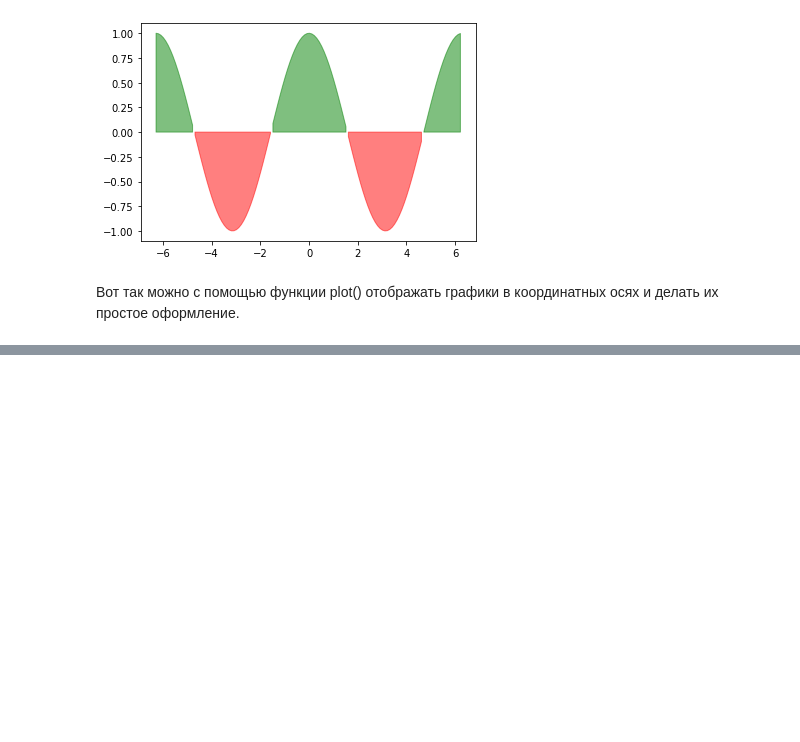
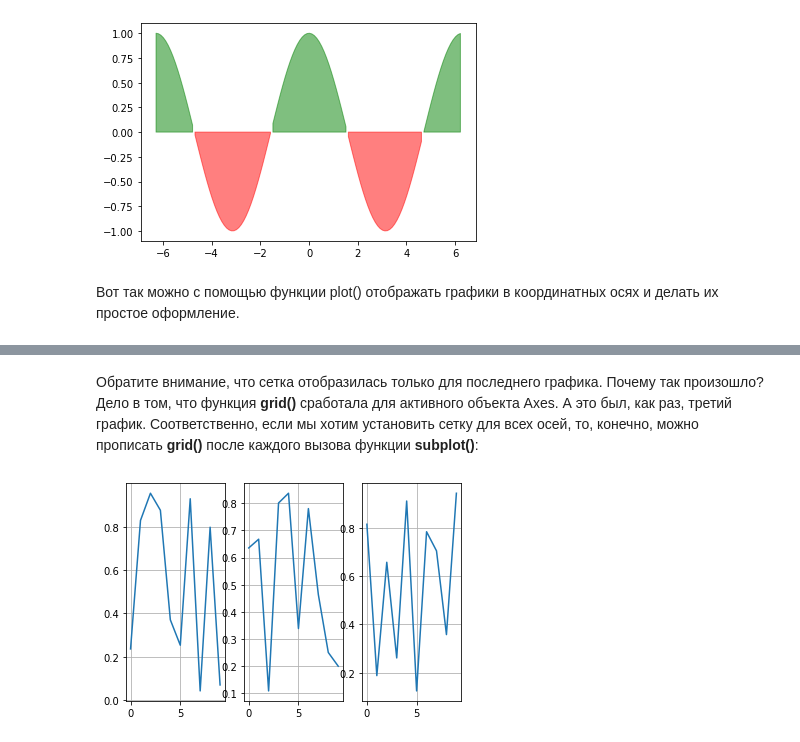
Before and after one commit to VadzimRudzman/pandas_fundamentals, a Jupyter notebook: Matplotlib course.ipynb, the cells around one changed output, grey strips where cells are left out. Cells and saved outputs as stored; diff of their text form; code cells hidden in the pictures; blank space fills up the shorter version.

```diff
--- a/Matplotlib course.ipynb
+++ b/Matplotlib course.ipynb
@@ -205,0 +233,16 @@ plt.fill_between(x, y, where=(y > 0), color='g', alpha=0.5)
+# %% [markdown]
+Обратите внимание, что сетка отобразилась только для последнего графика. Почему так произошло? Дело в том, что функция **grid()** сработала для активного объекта Axes. А это был, как раз, третий график. Соответственно, если мы хотим установить сетку для всех осей, то, конечно, можно прописать **grid()** после каждого вызова функции **subplot()**:
+# %%
+plt.subplot(1, 3, 1)
+plt.plot(np.random.random(10))
+plt.grid()
+
+plt.subplot(1, 3, 2)
+plt.plot(np.random.random(10))
+plt.grid()
+
+plt.subplot(1, 3, 3)
+plt.plot(np.random.random(10))
+plt.grid()
+# %% [output]
+[figure, added]
```
Also changed, not shown: parts of 89 cells of this notebook.
